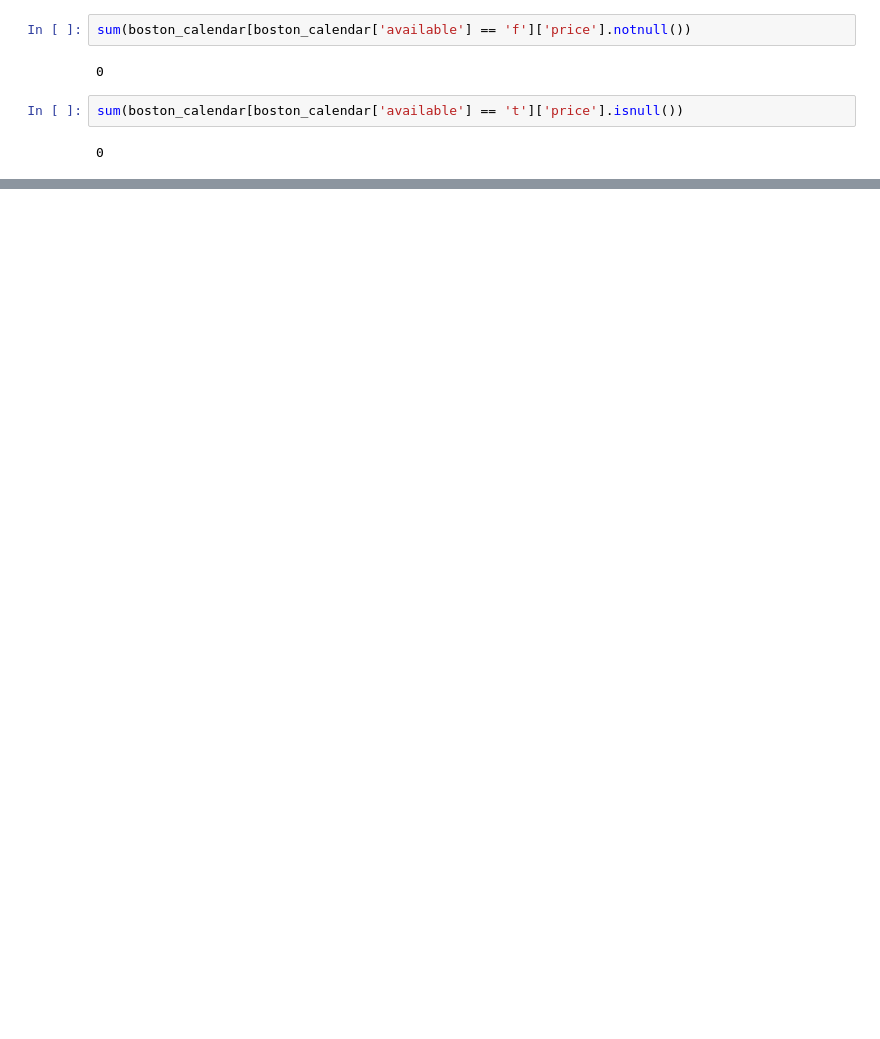
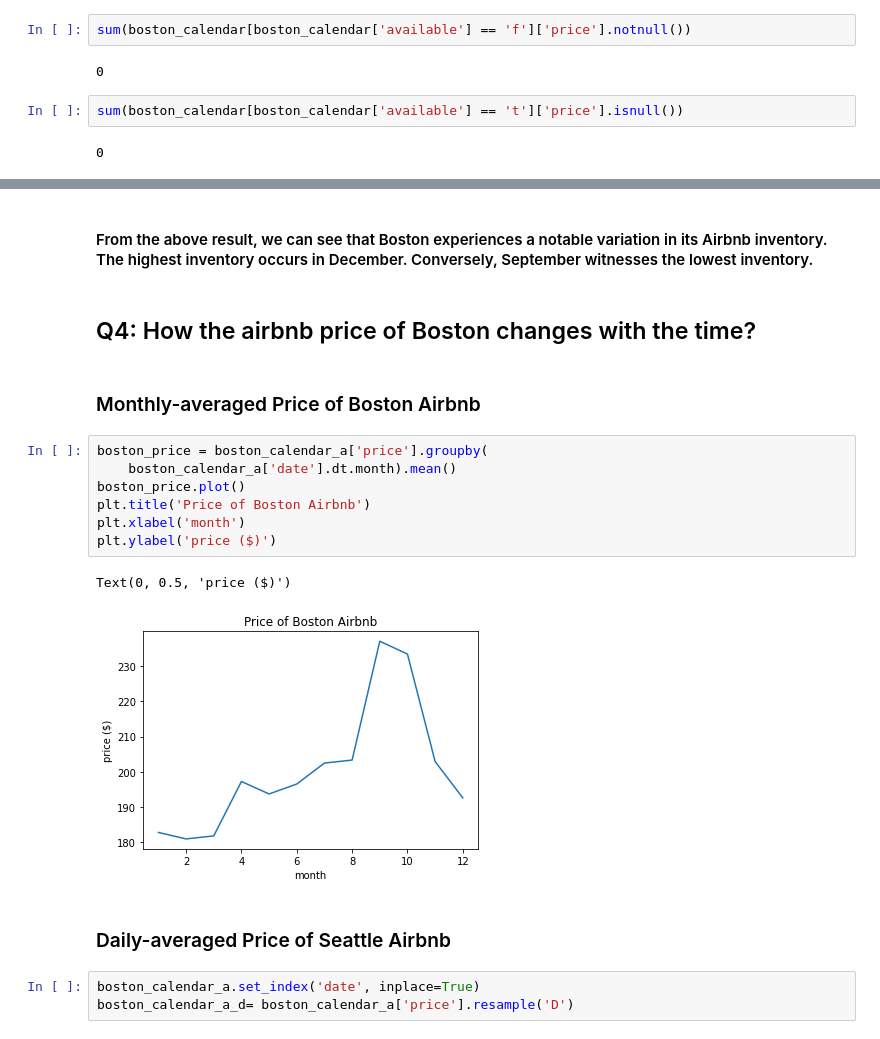
Before and after one commit to hanklee2018/A-Comparative-Analysis-of-the-Airbnb-Market, a Jupyter notebook: anlysis.ipynb, the cells around one changed output, grey strips where cells are left out. Cells and saved outputs as stored; diff of their text form; blank space fills up the shorter version.

```diff
--- a/anlysis.ipynb
+++ b/anlysis.ipynb
@@ -239,0 +248,21 @@ plt.legend(['Seattle', 'Boston'])
+# %% [markdown]
+#### From the above result, we can see that Boston experiences a notable variation in its Airbnb inventory. The highest inventory occurs in December. Conversely, September witnesses the lowest inventory.
+# %% [markdown]
+## Q4: How the airbnb price of Boston changes with the time?
+# %% [markdown]
+### Monthly-averaged Price of Boston Airbnb
+# %%
+boston_price = boston_calendar_a['price'].groupby(
+    boston_calendar_a['date'].dt.month).mean()
+boston_price.plot()
+plt.title('Price of Boston Airbnb')
+plt.xlabel('month')
+plt.ylabel('price ($)')
+# %% [output]
+Text(0, 0.5, 'price ($)')
+[figure, added]
+# %% [markdown]
+### Daily-averaged Price of Seattle Airbnb
+# %%
+boston_calendar_a.set_index('date', inplace=True)
+boston_calendar_a_d= boston_calendar_a['price'].resample('D')
```
Also changed, not shown: parts of 79 cells of this notebook.
